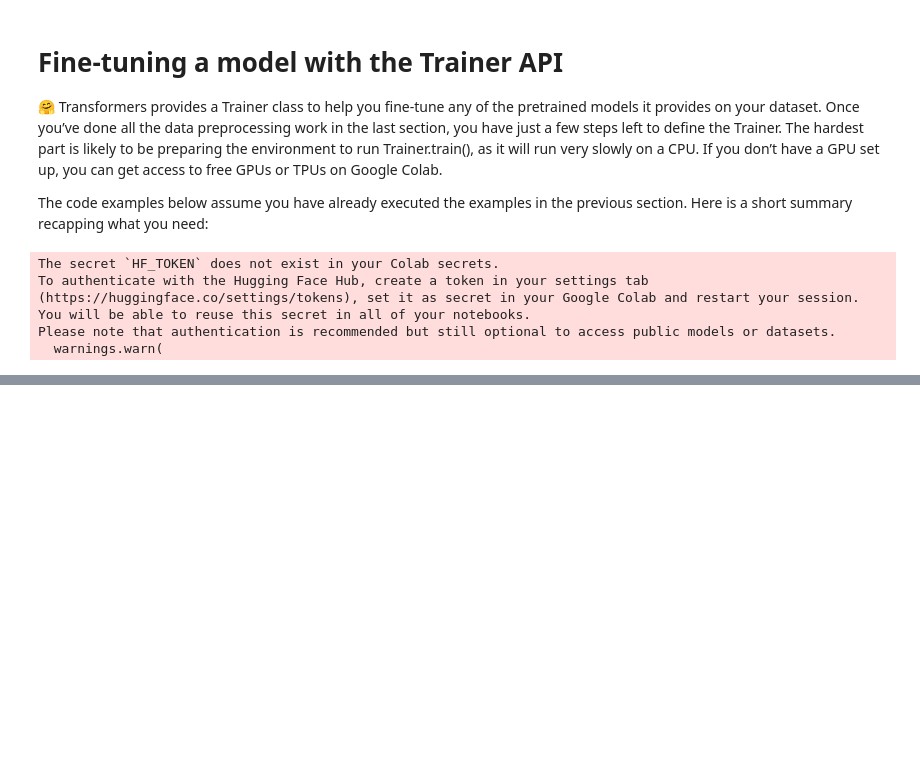
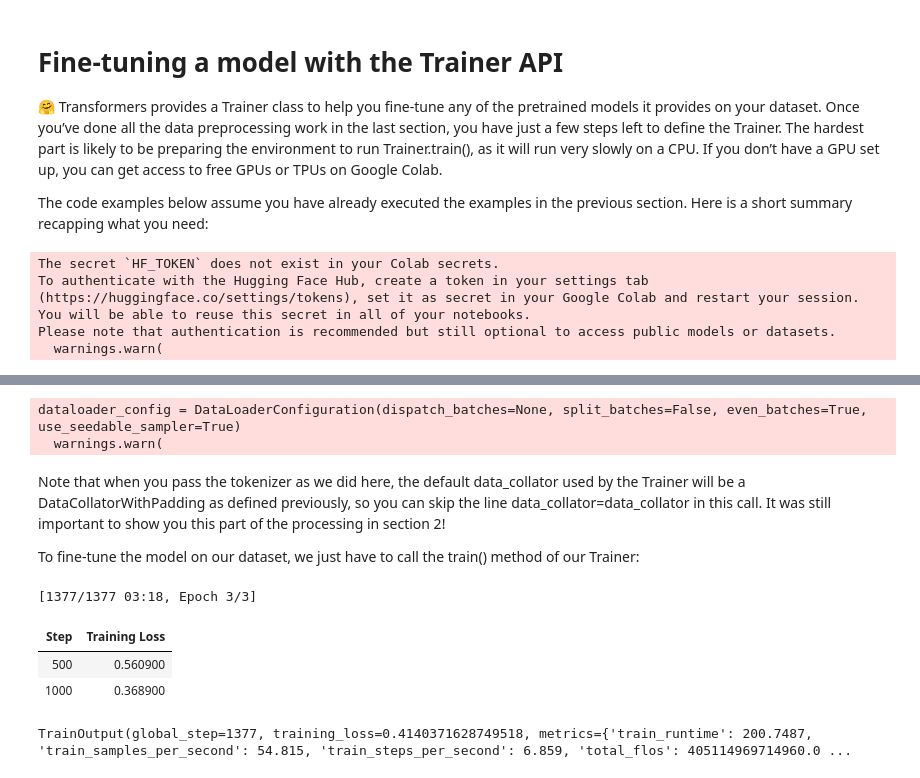
Before and after one commit to etuckerman/HuggingFaceCo-NLP, a Jupyter notebook: HuggingFace_3_1.ipynb, the cells around one changed output, grey strips where cells are left out. Cells and saved outputs as stored; diff of their text form; code cells hidden in the pictures; blank space fills up the shorter version.

```diff
--- a/HuggingFace_3_1.ipynb
+++ b/HuggingFace_3_1.ipynb
@@ -54,0 +63,4 @@ training_args = TrainingArguments("test-trainer")
+# %%
+from transformers import AutoModelForSequenceClassification
+
+model = AutoModelForSequenceClassification.from_pretrained(checkpoint, num_labels=2)
@@ -54,0 +74,26 @@ training_args = TrainingArguments("test-trainer")
+# %%
+from transformers import Trainer
+
+trainer = Trainer(
+    model,
+    training_args,
+    train_dataset=tokenized_datasets["train"],
+    eval_dataset=tokenized_datasets["validation"],
+    data_collator=data_collator,
+    tokenizer=tokenizer,
+)
+# %% [output]
+dataloader_config = DataLoaderConfiguration(dispatch_batches=None, split_batches=False, even_batches=True, use_seedable_sampler=True)
+  warnings.warn(
+# %% [markdown]
+Note that when you pass the tokenizer as we did here, the default data_collator used by the Trainer will be a DataCollatorWithPadding as defined previously, so you can skip the line data_collator=data_collator in this call. It was still important to show you this part of the processing in section 2!
+
+To fine-tune the model on our dataset, we just have to call the train() method of our Trainer:
+# %%
+trainer.train()
+# %% [output]
+[1377/1377 03:18, Epoch 3/3]
+| Step | Training Loss |
+| 500 | 0.560900 |
+| 1000 | 0.368900 |
+TrainOutput(global_step=1377, training_loss=0.4140371628749518, metrics={'train_runtime': 200.7487, 'train_samples_per_second': 54.815, 'train_steps_per_second': 6.859, 'total_flos': 405114969714960.0 ...
```
Also changed, not shown: parts of 62 cells of this notebook.
